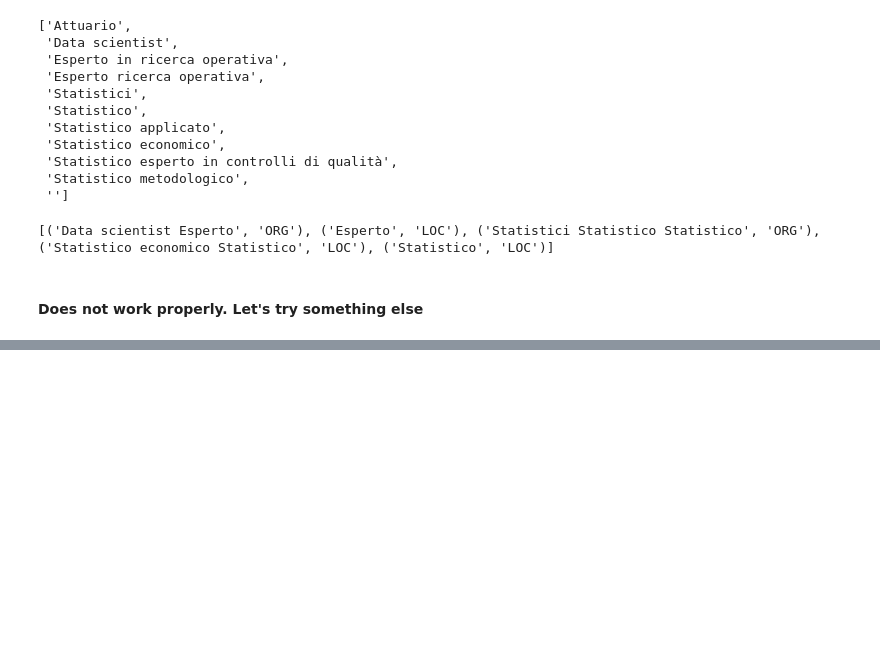
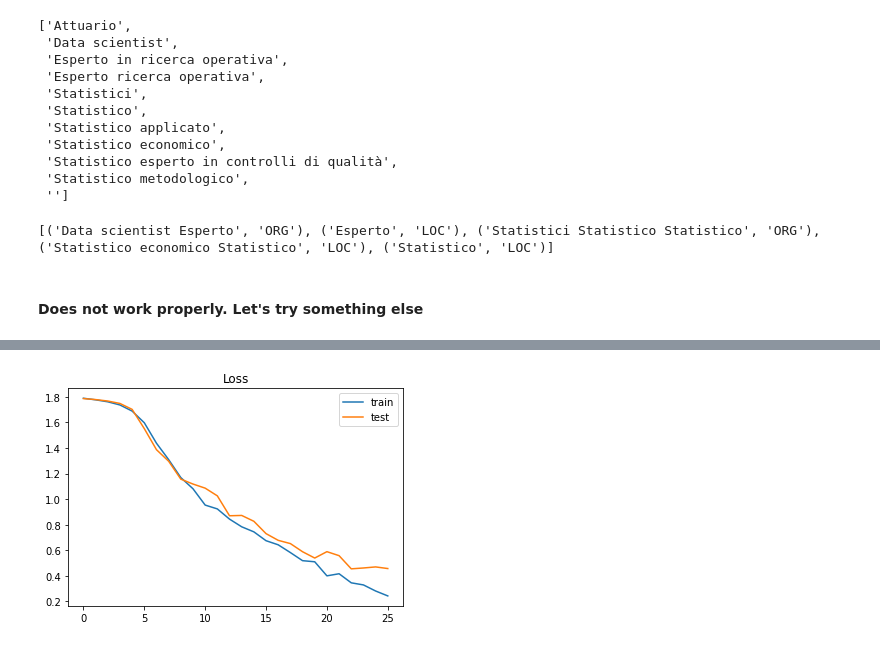
Before and after one commit to giorgiomondauto/NLP_LEO, a Jupyter notebook: NER.ipynb, the cells around one changed output, grey strips where cells are left out. Drawn from its saved outputs; the diff is of its cells as text; code cells hidden in the pictures; blank space fills up the shorter version.

```diff
--- a/NER.ipynb
+++ b/NER.ipynb
@@ -100,0 +425,5 @@ print([(X.text, X.label_) for X in text.ents])
+# %%
+import tensorflow.keras
+X = tokenizer.texts_to_sequences(dati_aprile['Job_Description'].values)
+X = tensorflow.keras.preprocessing.sequence.pad_sequences(X, maxlen=MAX_SEQUENCE_LENGTH)
+print('Shape of data tensor:', X.shape)
@@ -100,0 +460,4 @@ print([(X.text, X.label_) for X in text.ents])
+# %%
+Y = pd.get_dummies(dati_aprile['Target']).values
+print('Shape of label tensor:', Y.shape)
+Y
@@ -100,0 +482,4 @@ print([(X.text, X.label_) for X in text.ents])
+# %%
+X_train, X_test, Y_train, Y_test = train_test_split(X,Y, test_size = 0.20, random_state = 42)
+print(X_train.shape,Y_train.shape)
+print(X_test.shape,Y_test.shape)
@@ -100,0 +488,16 @@ print([(X.text, X.label_) for X in text.ents])
+# %%
+from tensorflow.keras import Sequential
+from tensorflow.keras.layers import Embedding, SpatialDropout1D, LSTM, Dense
+from tensorflow.keras.callbacks import ModelCheckpoint, EarlyStopping
+model = Sequential()
+model.add(Embedding(MAX_NB_WORDS, EMBEDDING_DIM, input_length=X.shape[1]))
+model.add(SpatialDropout1D(0.2))
+model.add(LSTM(80, dropout=0.2, recurrent_dropout=0.2))
+model.add(Dense(6, activation='softmax'))
+model.summary()
+model.compile(loss='categorical_crossentropy', optimizer='adam', metrics=['accuracy'])
+
+epochs = 50
+batch_size = 128
+
+history = model.fit(X_train, Y_train, epochs=epochs, batch_size=batch_size,validation_split=0.1,callbacks=[EarlyStopping(monitor='val_loss', patience=3, min_delta=0.0001)])
@@ -100,0 +529,8 @@ print([(X.text, X.label_) for X in text.ents])
+# %%
+plt.title('Loss')
+plt.plot(history.history['loss'], label='train')
+plt.plot(history.history['val_loss'], label='test')
+plt.legend()
+plt.show();
+# %% [output]
+[figure, added]
```
Also changed, not shown: parts of 39 cells of this notebook, 1 other file.
